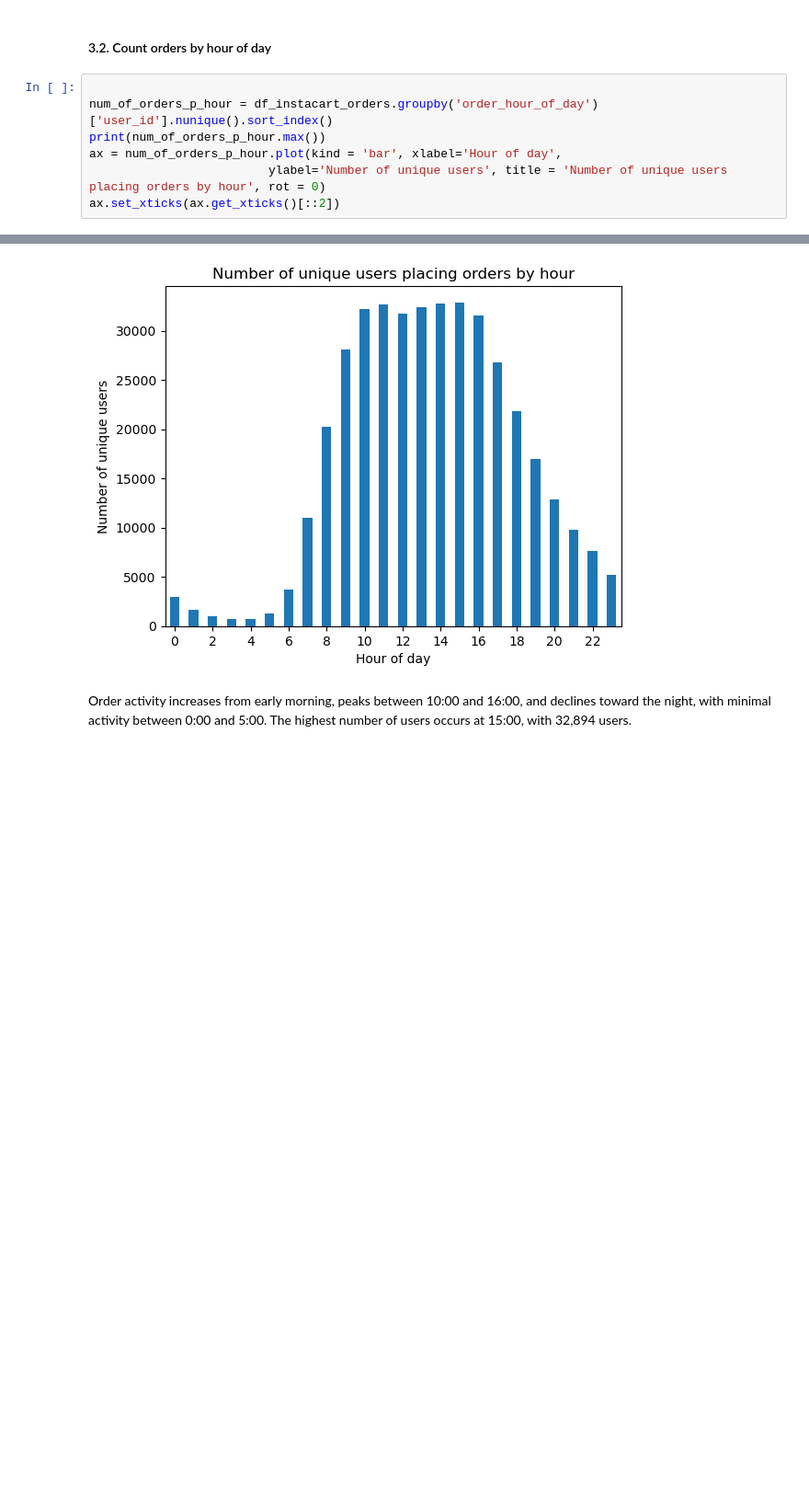
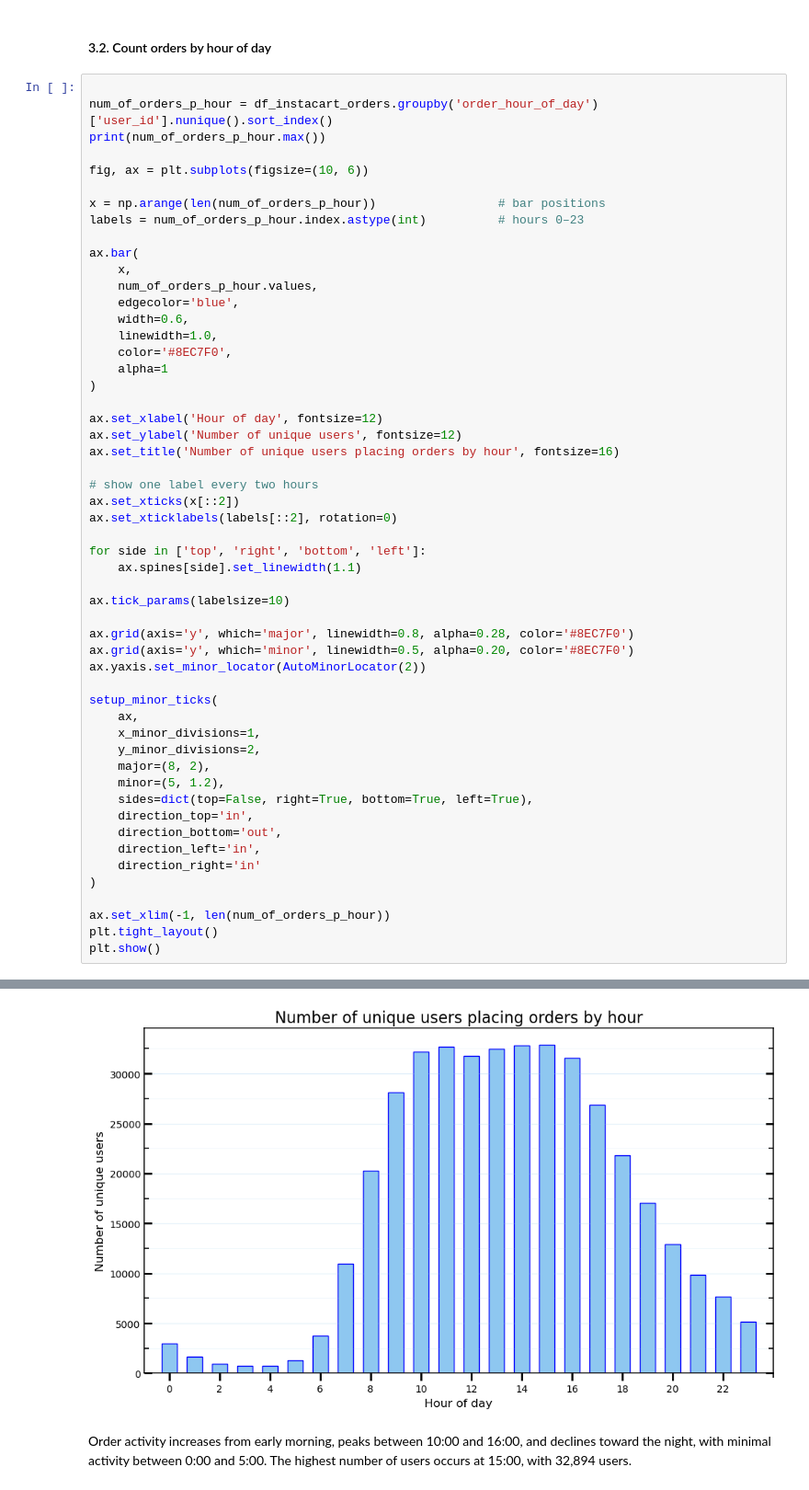
Before and after one commit to marcofrancohalsey/instacart-purchase-behavior-analysis, a Jupyter notebook: instacart_analysis.ipynb, the cells around one changed output, grey strips where cells are left out. Shown at 92% size. Drawn from its saved outputs; the diff is of its cells as text; blank space fills up the shorter version.

Commit message:
Improve visualization of plots and histograms

```diff
--- a/instacart_analysis.ipynb
+++ b/instacart_analysis.ipynb
@@ -465,8 +467,54 @@ The values fall within expected ranges: order_dow spans from 0 to 6, and order_h
 
 num_of_orders_p_hour = df_instacart_orders.groupby('order_hour_of_day')['user_id'].nunique().sort_index()
 print(num_of_orders_p_hour.max())
-ax = num_of_orders_p_hour.plot(kind = 'bar', xlabel='Hour of day',
-                         ylabel='Number of unique users', title = 'Number of unique users placing orders by hour', rot = 0)
-ax.set_xticks(ax.get_xticks()[::2])
+
+fig, ax = plt.subplots(figsize=(10, 6))
+
+x = np.arange(len(num_of_orders_p_hour))                 # bar positions
+labels = num_of_orders_p_hour.index.astype(int)          # hours 0–23
+
+ax.bar(
+    x,
+    num_of_orders_p_hour.values,
+    edgecolor='blue',
+    width=0.6,
+    linewidth=1.0,
+    color='#8EC7F0',
+    alpha=1
+)
+
+ax.set_xlabel('Hour of day', fontsize=12)
+ax.set_ylabel('Number of unique users', fontsize=12)
+ax.set_title('Number of unique users placing orders by hour', fontsize=16)
+
+# show one label every two hours
+ax.set_xticks(x[::2])
+ax.set_xticklabels(labels[::2], rotation=0)
+
+for side in ['top', 'right', 'bottom', 'left']:
+    ax.spines[side].set_linewidth(1.1)
+
+ax.tick_params(labelsize=10)
+
+ax.grid(axis='y', which='major', linewidth=0.8, alpha=0.28, color='#8EC7F0')
+ax.grid(axis='y', which='minor', linewidth=0.5, alpha=0.20, color='#8EC7F0')
+ax.yaxis.set_minor_locator(AutoMinorLocator(2))
+
+setup_minor_ticks(
+    ax,
+    x_minor_divisions=1,
+    y_minor_divisions=2,
+    major=(8, 2),
+    minor=(5, 1.2),
+    sides=dict(top=False, right=True, bottom=True, left=True),
+    direction_top='in',
+    direction_bottom='out',
+    direction_left='in',
+    direction_right='in'
+)
+
+ax.set_xlim(-1, len(num_of_orders_p_hour))
+plt.tight_layout()
+plt.show()
 # %% [output]
 32894
@@ -485,4 +521,4 @@ ax.set_xticks(ax.get_xticks()[::2])
-[figure, old version]
+[figure, new version]
 # %% [markdown]
 Order activity increases from early morning, peaks between 10:00 and 16:00, and declines toward the night, with minimal activity between 0:00 and 5:00. The highest number of users occurs at 15:00, with 32,894 users.
 # %% [markdown]
```
Also changed, not shown: parts of 16 cells of this notebook, 1 other file.
